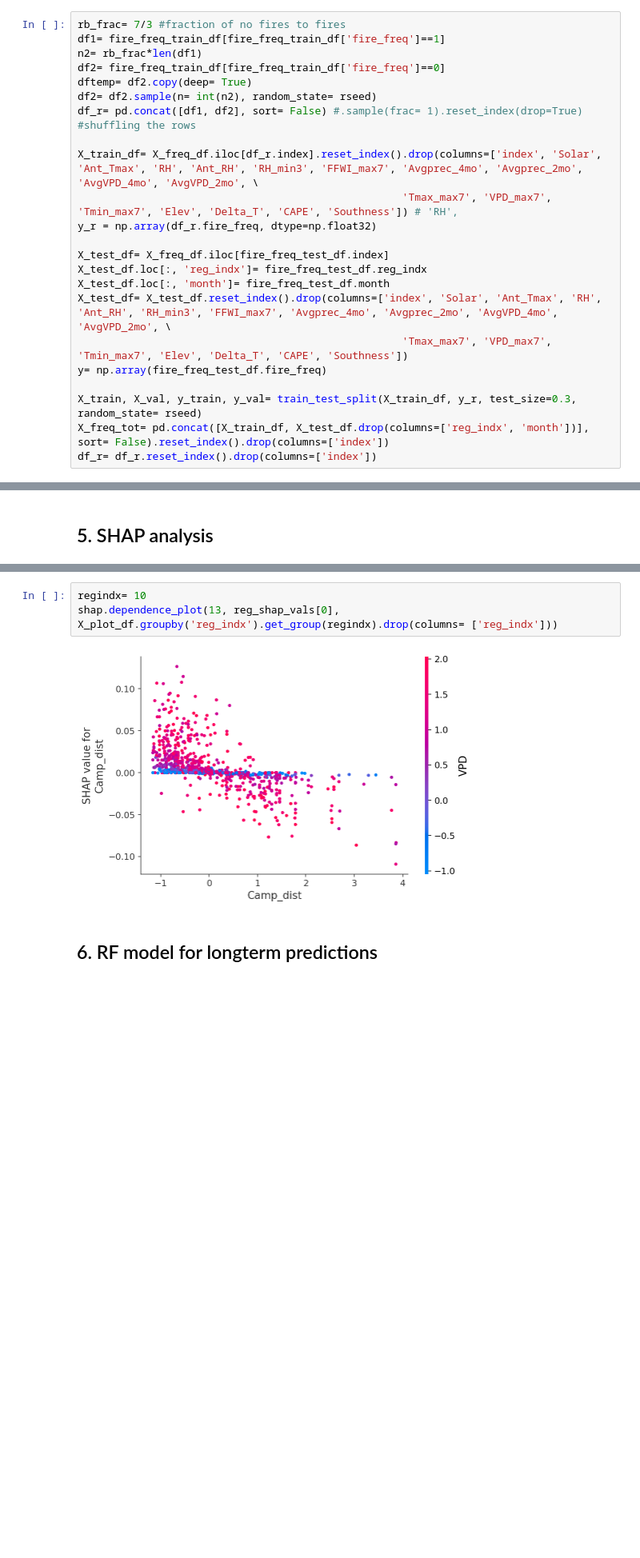
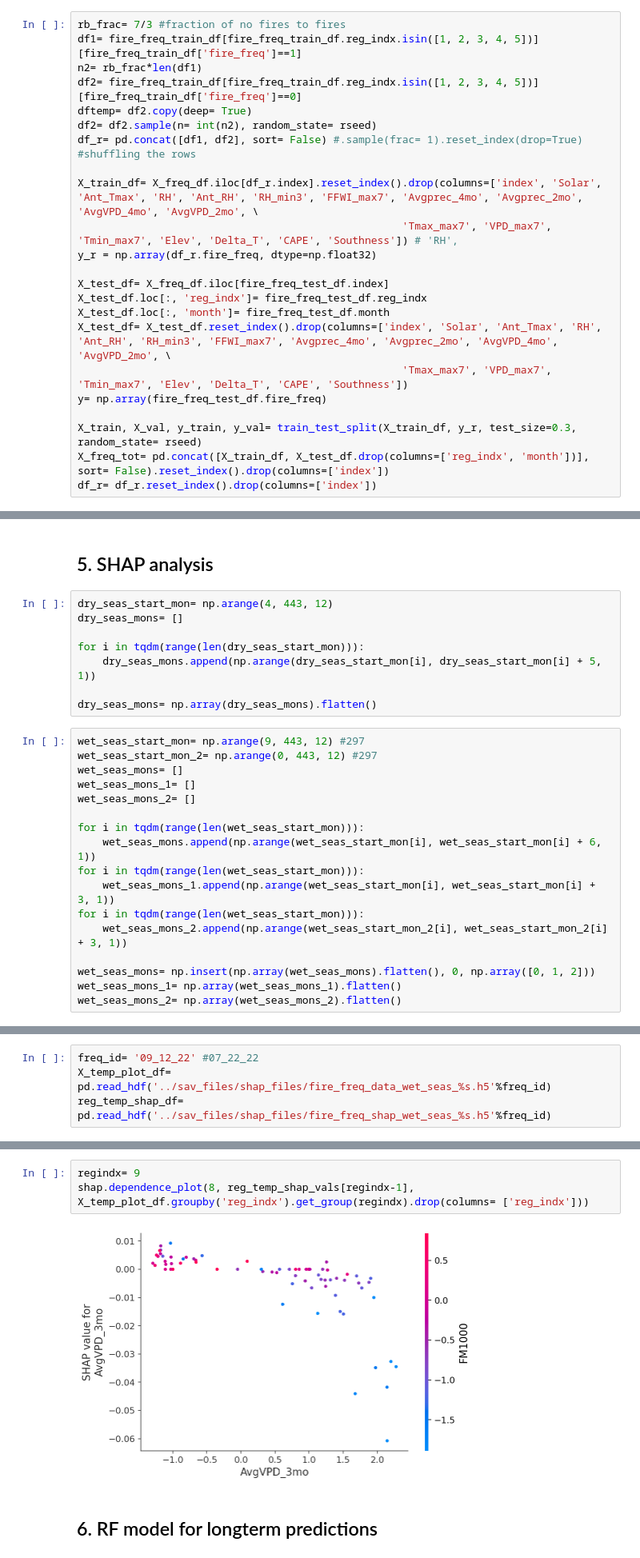
Before and after one commit to jtbuch/smlfire1.0, a Jupyter notebook: scripts/ml_grid_fire_frequency.ipynb, the cells around one changed output, grey strips where cells are left out. Shown at 80% size. Saved outputs shown, nothing was run; the diff lists cells and outputs as text; blank space fills up the shorter version.

```diff
--- a/scripts/ml_grid_fire_frequency.ipynb
+++ b/scripts/ml_grid_fire_frequency.ipynb
@@ -212,9 +212,9 @@ else:
     X_freq_df= clim_df[clim_df.iloc[:, 0:n_features].columns].copy(deep= True)
 # %%
 rb_frac= 7/3 #fraction of no fires to fires
-df1= fire_freq_train_df[fire_freq_train_df['fire_freq']==1]
+df1= fire_freq_train_df[fire_freq_train_df.reg_indx.isin([1, 2, 3, 4, 5])][fire_freq_train_df['fire_freq']==1]
 n2= rb_frac*len(df1)
-df2= fire_freq_train_df[fire_freq_train_df['fire_freq']==0]
+df2= fire_freq_train_df[fire_freq_train_df.reg_indx.isin([1, 2, 3, 4, 5])][fire_freq_train_df['fire_freq']==0]
 dftemp= df2.copy(deep= True)
 df2= df2.sample(n= int(n2), random_state= rseed)
 df_r= pd.concat([df1, df2], sort= False) #.sample(frac= 1).reset_index(drop=True) #shuffling the rows
@@ -404,3 +399,28 @@ print("ZIPD (upsampled) Val. Loss: %.2f"%np.mean(cv_us_freq_df[(cv_us_freq_df['E
 ZIPD (upsampled) Val. Loss: 3.29 Val. Accuracy: 87.53 CV score: 75.75
 # %% [markdown]
 ## 5. SHAP analysis
+# %%
+dry_seas_start_mon= np.arange(4, 443, 12)
+dry_seas_mons= []
+
+for i in tqdm(range(len(dry_seas_start_mon))):
+    dry_seas_mons.append(np.arange(dry_seas_start_mon[i], dry_seas_start_mon[i] + 5, 1))
+
+dry_seas_mons= np.array(dry_seas_mons).flatten()
+# %%
+wet_seas_start_mon= np.arange(9, 443, 12) #297
+wet_seas_start_mon_2= np.arange(0, 443, 12) #297
+wet_seas_mons= []
+wet_seas_mons_1= []
+wet_seas_mons_2= []
+
+for i in tqdm(range(len(wet_seas_start_mon))):
+    wet_seas_mons.append(np.arange(wet_seas_start_mon[i], wet_seas_start_mon[i] + 6, 1))
+for i in tqdm(range(len(wet_seas_start_mon))):
+    wet_seas_mons_1.append(np.arange(wet_seas_start_mon[i], wet_seas_start_mon[i] + 3, 1))
+for i in tqdm(range(len(wet_seas_start_mon))):
+    wet_seas_mons_2.append(np.arange(wet_seas_start_mon_2[i], wet_seas_start_mon_2[i] + 3, 1))
+
+wet_seas_mons= np.insert(np.array(wet_seas_mons).flatten(), 0, np.array([0, 1, 2]))
+wet_seas_mons_1= np.array(wet_seas_mons_1).flatten()
+wet_seas_mons_2= np.array(wet_seas_mons_2).flatten()
@@ -406,0 +537,4 @@ ZIPD (upsampled) Val. Loss: 3.29 Val. Accuracy: 87.53 CV score: 75.75
+# %%
+freq_id= '09_12_22' #07_22_22
+X_temp_plot_df= pd.read_hdf('../sav_files/shap_files/fire_freq_data_wet_seas_%s.h5'%freq_id)
+reg_temp_shap_df= pd.read_hdf('../sav_files/shap_files/fire_freq_shap_wet_seas_%s.h5'%freq_id)
@@ -438,8 +585,8 @@ shap.summary_plot(reg_shap_vals[regindx-1], X_plot_df.groupby('reg_indx').get_gr
 # %%
-regindx= 10
-shap.dependence_plot(13, reg_shap_vals[0],  X_plot_df.groupby('reg_indx').get_group(regindx).drop(columns= ['reg_indx']))
+regindx= 9
+shap.dependence_plot(8, reg_temp_shap_vals[regindx-1],  X_temp_plot_df.groupby('reg_indx').get_group(regindx).drop(columns= ['reg_indx']))
 # %% [output]
-[figure, old version]
+[figure, new version]
 # %% [markdown]
 ## 6. RF model for longterm predictions
 # %%
```
Also changed, not shown: parts of 24 cells of this notebook, 14 other files.
